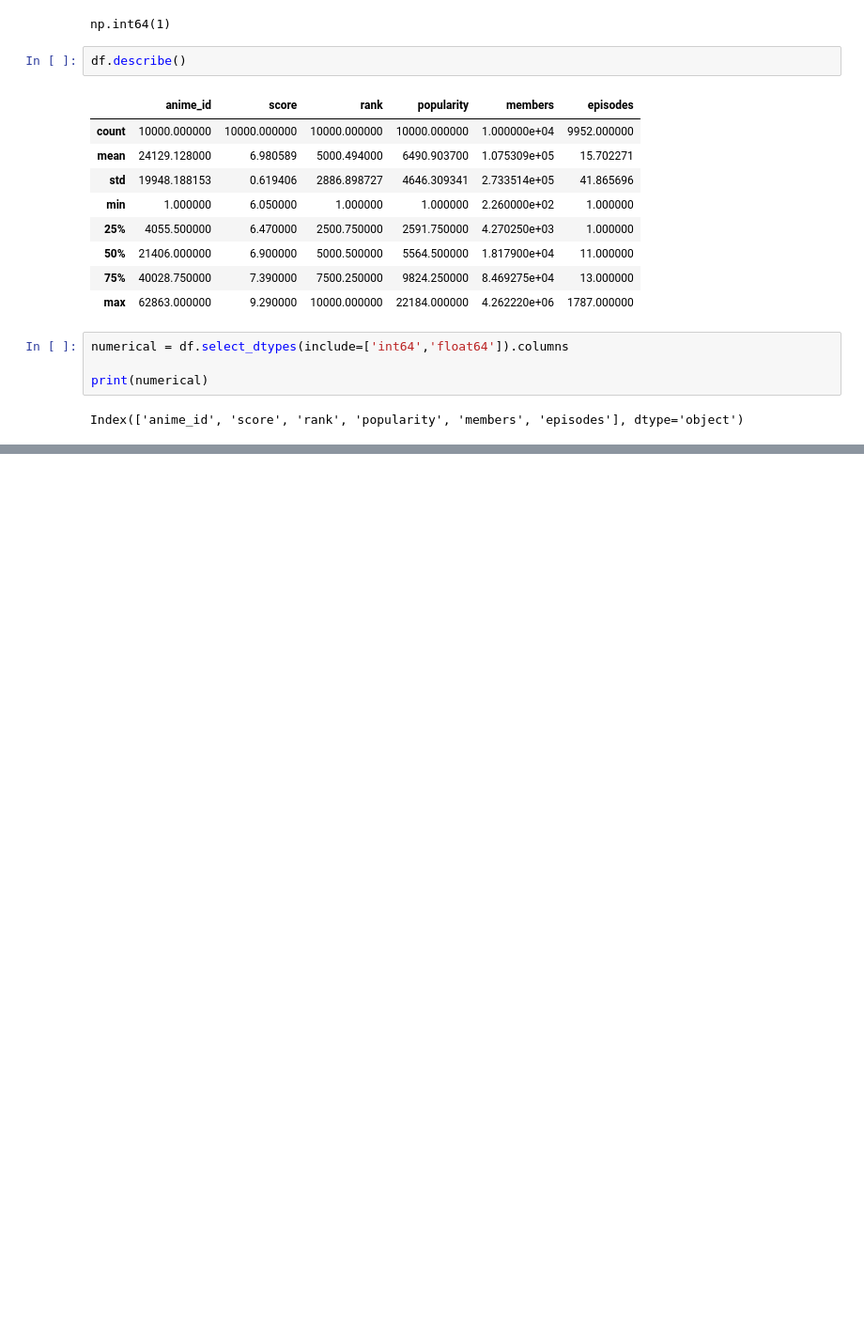
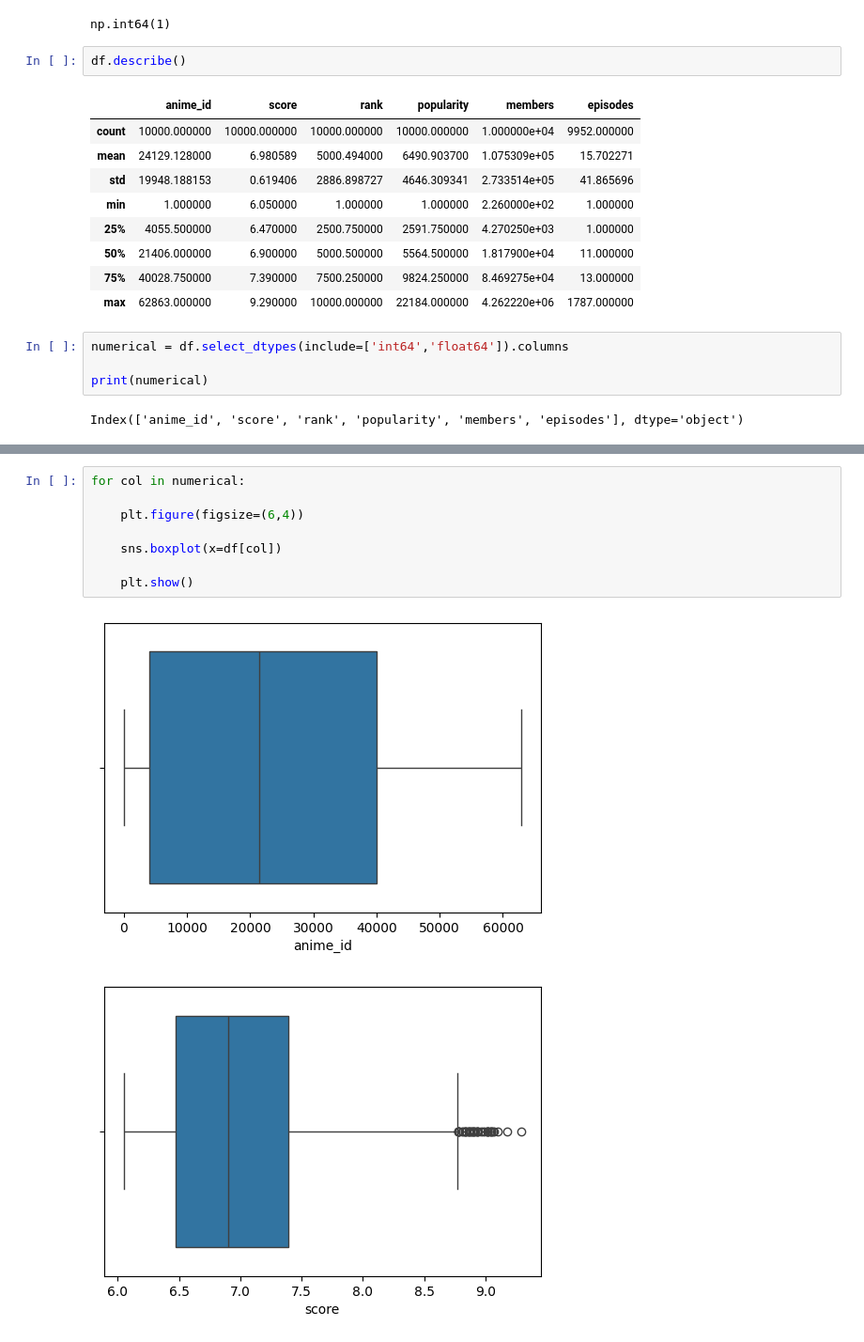
Before and after one commit to vaibhavkatex/The-Internship-2026, a Jupyter notebook: Kaggle_Dataset_Analysis_&_Visualization.ipynb, the cells around one changed output, grey strips where cells are left out. Shown at 94% size. Saved outputs shown, nothing was run; the diff lists cells and outputs as text; blank space fills up the shorter version.

```diff
--- a/Kaggle_Dataset_Analysis_&_Visualization.ipynb
+++ b/Kaggle_Dataset_Analysis_&_Visualization.ipynb
@@ -143,0 +176,11 @@ Index(['anime_id', 'score', 'rank', 'popularity', 'members', 'episodes'], dtype=
+# %%
+for col in numerical:
+
+    plt.figure(figsize=(6,4))
+
+    sns.boxplot(x=df[col])
+
+    plt.show()
+# %% [output]
+[figure, added]
+[figure, added]
```
Also changed, not shown: parts of 6 cells of this notebook.
